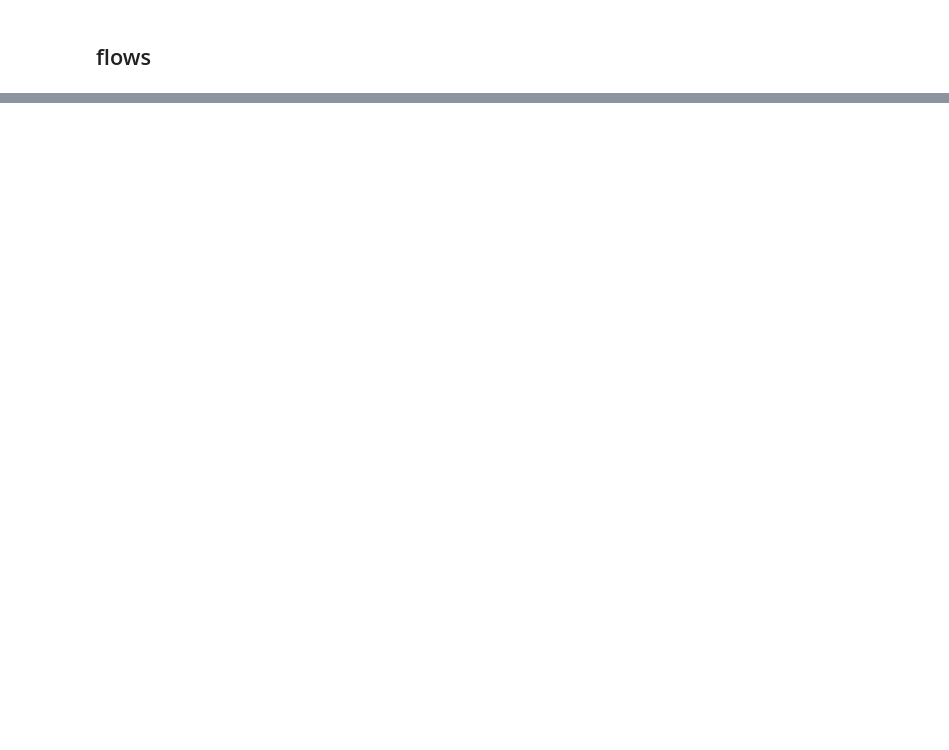
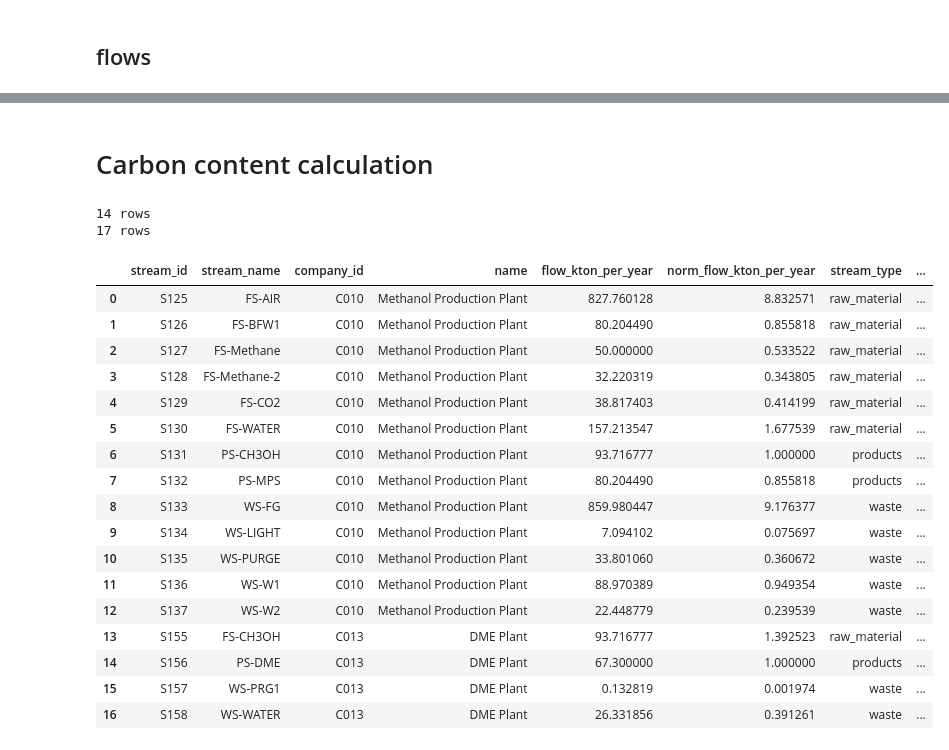
Before and after one commit to Rud-X/ieintr_cluster_mapper, a Jupyter notebook: data_exploration.ipynb, the cells around one changed output, grey strips where cells are left out. Saved outputs shown, nothing was run; the diff lists cells and outputs as text; code cells hidden in the pictures; blank space fills up the shorter version.

Commit message:
Add carbon calculation for flows

```diff
--- a/data_exploration.ipynb
+++ b/data_exploration.ipynb
@@ -124,0 +141,49 @@ flows
+# %% [markdown]
+# Carbon content calculation
+# %%
+# List all companies and their names
+company_names = pd.read_sql('SELECT company_id, name FROM companies ORDER BY company_id', conn)
+print(f'{len(company_names)} rows')
+# display(company_names)
+
+# Query all streams and company information in one table. But only the methanol and dme plants for now
+stream_company = pd.read_sql("""
+    SELECT
+        s.stream_id,
+        s.stream_name,
+        s.company_id,
+        c.name,
+        s.flow_kton_per_year,
+        s.norm_flow_kton_per_year,
+        s.stream_type,
+                             s.carbon_pct,
+                             s.carbon_pct_complete,
+                             s.direction
+    FROM streams s
+    JOIN companies c ON s.company_id = c.company_id
+    WHERE c.company_id IN ('C013', 'C010')
+    ORDER BY s.stream_id
+""", conn)
+print(f'{len(stream_company)} rows')
+stream_company
+# %% [output]
+14 rows
+17 rows
+|  | stream_id | stream_name | company_id | name | flow_kton_per_year | norm_flow_kton_per_year | stream_type | ... |
+| 0 | S125 | FS-AIR | C010 | Methanol Production Plant | 827.760128 | 8.832571 | raw_material | ... |
+| 1 | S126 | FS-BFW1 | C010 | Methanol Production Plant | 80.204490 | 0.855818 | raw_material | ... |
+| 2 | S127 | FS-Methane | C010 | Methanol Production Plant | 50.000000 | 0.533522 | raw_material | ... |
+| 3 | S128 | FS-Methane-2 | C010 | Methanol Production Plant | 32.220319 | 0.343805 | raw_material | ... |
+| 4 | S129 | FS-CO2 | C010 | Methanol Production Plant | 38.817403 | 0.414199 | raw_material | ... |
+| 5 | S130 | FS-WATER | C010 | Methanol Production Plant | 157.213547 | 1.677539 | raw_material | ... |
+| 6 | S131 | PS-CH3OH | C010 | Methanol Production Plant | 93.716777 | 1.000000 | products | ... |
+| 7 | S132 | PS-MPS | C010 | Methanol Production Plant | 80.204490 | 0.855818 | products | ... |
+| 8 | S133 | WS-FG | C010 | Methanol Production Plant | 859.980447 | 9.176377 | waste | ... |
+| 9 | S134 | WS-LIGHT | C010 | Methanol Production Plant | 7.094102 | 0.075697 | waste | ... |
+| 10 | S135 | WS-PURGE | C010 | Methanol Production Plant | 33.801060 | 0.360672 | waste | ... |
+| 11 | S136 | WS-W1 | C010 | Methanol Production Plant | 88.970389 | 0.949354 | waste | ... |
+| 12 | S137 | WS-W2 | C010 | Methanol Production Plant | 22.448779 | 0.239539 | waste | ... |
+| 13 | S155 | FS-CH3OH | C013 | DME Plant | 93.716777 | 1.392523 | raw_material | ... |
+| 14 | S156 | PS-DME | C013 | DME Plant | 67.300000 | 1.000000 | products | ... |
+| 15 | S157 | WS-PRG1 | C013 | DME Plant | 0.132819 | 0.001974 | waste | ... |
+| 16 | S158 | WS-WATER | C013 | DME Plant | 26.331856 | 0.391261 | waste | ... |
```
Also changed, not shown: parts of 8 cells of this notebook, 8 other files.
